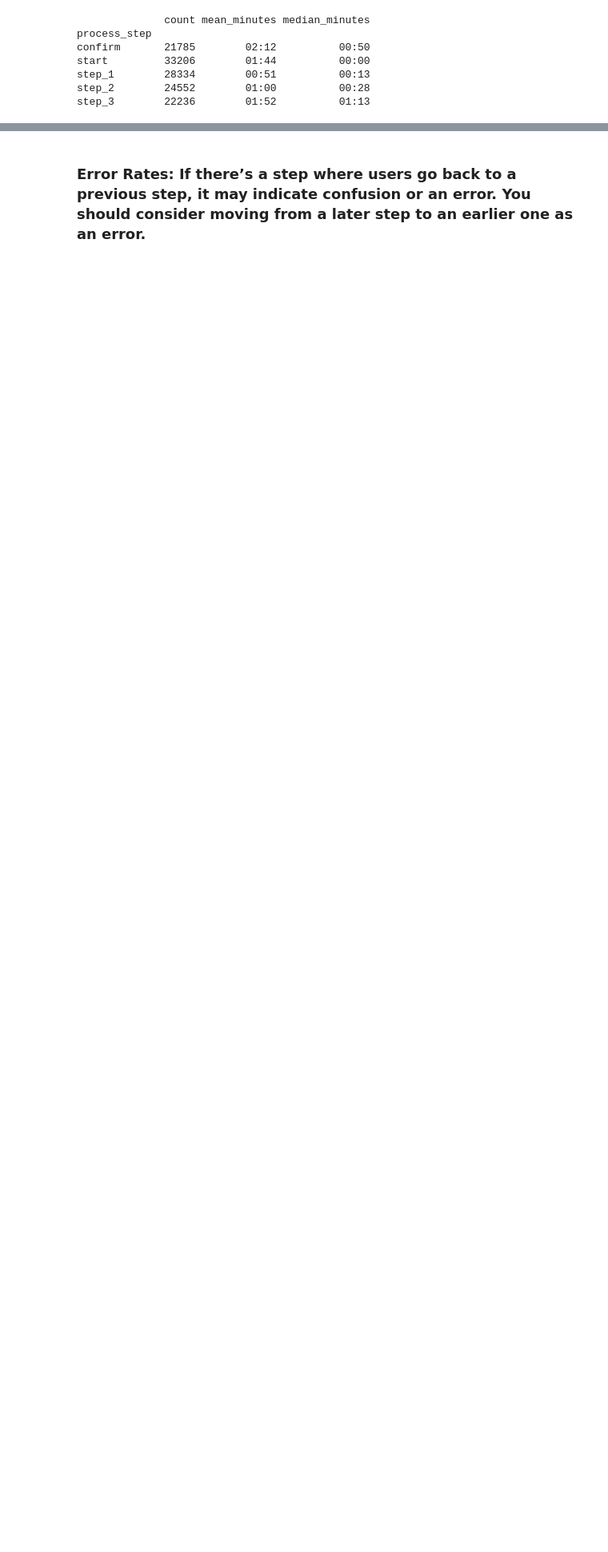
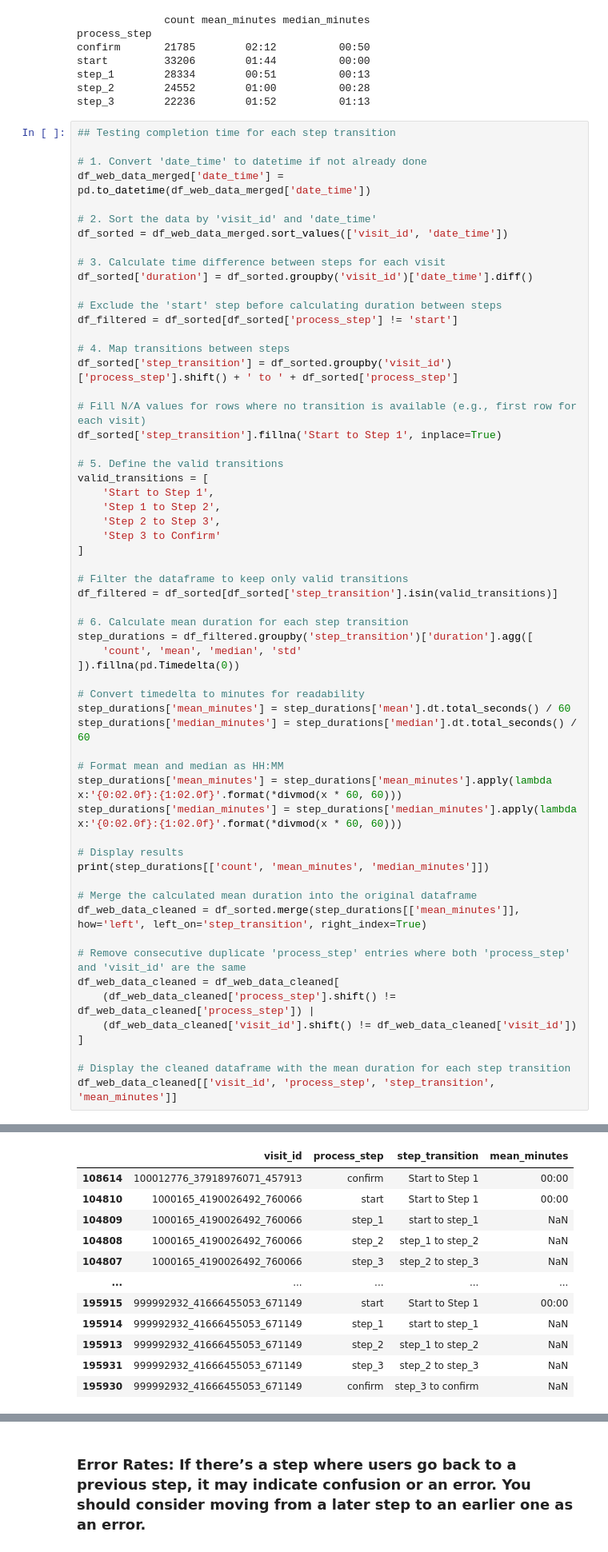
Before and after one commit to Marc-Bouche/vanguard-cx-team, a Jupyter notebook: Code_Marc.ipynb, the cells around one changed output, grey strips where cells are left out. Shown at 80% size. Cells and saved outputs as stored; diff of their text form; blank space fills up the shorter version.

```diff
--- a/Code_Marc.ipynb
+++ b/Code_Marc.ipynb
@@ -685,3 +714,63 @@ start         33206        01:44          00:00
 step_1        28334        00:51          00:13
 step_2        24552        01:00          00:28
 step_3        22236        01:52          01:13
+# %%
+## Testing completion time for each step transition
+
+# 1. Convert 'date_time' to datetime if not already done
+df_web_data_merged['date_time'] = pd.to_datetime(df_web_data_merged['date_time'])
+
+# 2. Sort the data by 'visit_id' and 'date_time'
+df_sorted = df_web_data_merged.sort_values(['visit_id', 'date_time'])
+
+# 3. Calculate time difference between steps for each visit
+df_sorted['duration'] = df_sorted.groupby('visit_id')['date_time'].diff()
+
+# Exclude the 'start' step before calculating duration between steps
+df_filtered = df_sorted[df_sorted['process_step'] != 'start']
+
+# 4. Map transitions between steps
+df_sorted['step_transition'] = df_sorted.groupby('visit_id')['process_step'].shift() + ' to ' + df_sorted['process_step']
+
+# Fill N/A values for rows where no transition is available (e.g., first row for each visit)
+df_sorted['step_transition'].fillna('Start to Step 1', inplace=True)
+
+# 5. Define the valid transitions
+valid_transitions = [
+    'Start to Step 1',
+    'Step 1 to Step 2',
+    'Step 2 to Step 3',
+    'Step 3 to Confirm'
+]
+
+# Filter the dataframe to keep only valid transitions
+df_filtered = df_sorted[df_sorted['step_transition'].isin(valid_transitions)]
+
+# 6. Calculate mean duration for each step transition
+step_durations = df_filtered.groupby('step_transition')['duration'].agg([
+    'count', 'mean', 'median', 'std'
+]).fillna(pd.Timedelta(0))
+
+# Convert timedelta to minutes for readability
+step_durations['mean_minutes'] = step_durations['mean'].dt.total_seconds() / 60
+step_durations['median_minutes'] = step_durations['median'].dt.total_seconds() / 60
+
+# Format mean and median as HH:MM
+step_durations['mean_minutes'] = step_durations['mean_minutes'].apply(lambda x:'{0:02.0f}:{1:02.0f}'.format(*divmod(x * 60, 60)))
+step_durations['median_minutes'] = step_durations['median_minutes'].apply(lambda x:'{0:02.0f}:{1:02.0f}'.format(*divmod(x * 60, 60)))
+
+# Display results
+print(step_durations[['count', 'mean_minutes', 'median_minutes']])
+
+# Merge the calculated mean duration into the original dataframe
+df_web_data_cleaned = df_sorted.merge(step_durations[['mean_minutes']], how='left', left_on='step_transition', right_index=True)
+
+# Remove consecutive duplicate 'process_step' entries where both 'process_step' and 'visit_id' are the same
+df_web_data_cleaned = df_web_data_cleaned[
+    (df_web_data_cleaned['process_step'].shift() != df_web_data_cleaned['process_step']) |
+    (df_web_data_cleaned['visit_id'].shift() != df_web_data_cleaned['visit_id'])
+]
+
+# Display the cleaned dataframe with the mean duration for each step transition
+df_web_data_cleaned[['visit_id', 'process_step', 'step_transition', 'mean_minutes']]
+# %% [output]
@@ -687,0 +786,12 @@ step_3        22236        01:52          01:13
+|  | visit_id | process_step | step_transition | mean_minutes |
+| 108614 | 100012776_37918976071_457913 | confirm | Start to Step 1 | 00:00 |
+| 104810 | 1000165_4190026492_760066 | start | Start to Step 1 | 00:00 |
+| 104809 | 1000165_4190026492_760066 | step_1 | start to step_1 | NaN |
+| 104808 | 1000165_4190026492_760066 | step_2 | step_1 to step_2 | NaN |
+| 104807 | 1000165_4190026492_760066 | step_3 | step_2 to step_3 | NaN |
+| ... | ... | ... | ... | ... |
+| 195915 | 999992932_41666455053_671149 | start | Start to Step 1 | 00:00 |
+| 195914 | 999992932_41666455053_671149 | step_1 | start to step_1 | NaN |
+| 195913 | 999992932_41666455053_671149 | step_2 | step_1 to step_2 | NaN |
+| 195931 | 999992932_41666455053_671149 | step_3 | step_2 to step_3 | NaN |
+| 195930 | 999992932_41666455053_671149 | confirm | step_3 to confirm | NaN |
```
Also changed, not shown: parts of 5 cells of this notebook, 1 other file.
